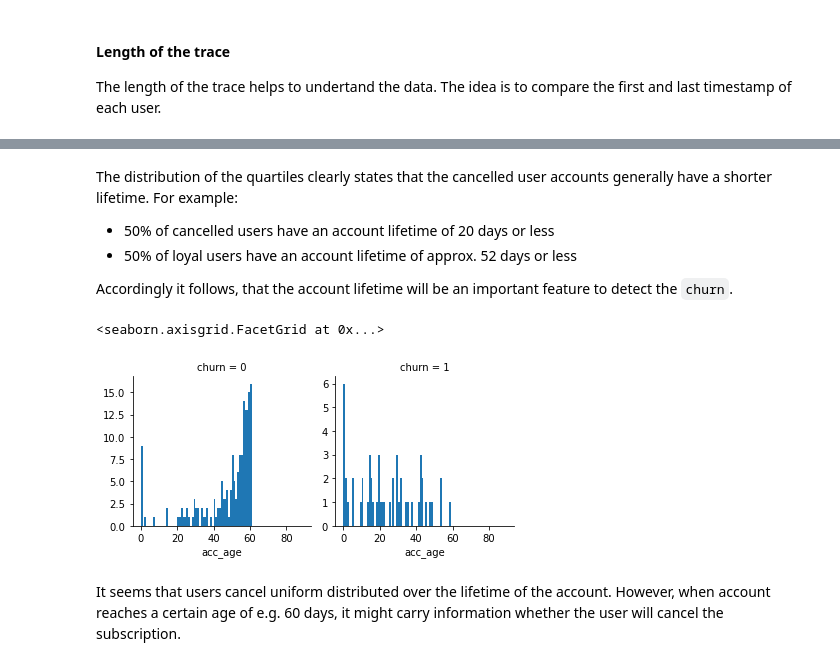
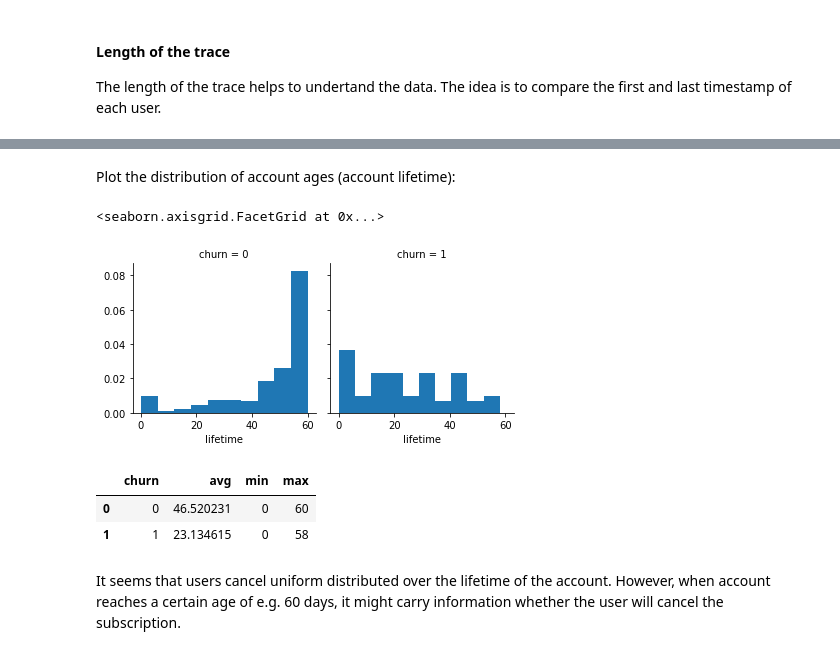
Before and after one commit to philippmarcus/dsnd-sparkify, a Jupyter notebook: Sparkify.ipynb, the cells around one changed output, grey strips where cells are left out. Cells and saved outputs as stored; diff of their text form; code cells hidden in the pictures.

```diff
--- a/Sparkify.ipynb
+++ b/Sparkify.ipynb
@@ -175,0 +165,7 @@ TODO: What is the exact justification of other columns to be excluded? Iterative
+# %%
+df_table = spark.sql("""
+                      SELECT *
+                      FROM df_table
+                      WHERE userId <> ''
+                      """)
+df_table.createOrReplaceTempView("df_table")
@@ -505,9 +477,8 @@ spark.udf.register("to_days", to_days)
 # %%
 # Calculate the account lifetime in days
 lifetimes = spark.sql('''
-                      SELECT userId, to_days(MAX(ts) - MIN(ts)) as lifetime
+                      SELECT churn, userId, to_days(MAX(ts) - MIN(ts)) as lifetime
                       FROM df_table
-                      GROUP BY userId
-                      ORDER BY userId ASC
+                      GROUP BY churn, userId
                       ''')
 lifetimes.createOrReplaceTempView("lifetime_table")
@@ -585,14 +485,8 @@ acc_age = spark.sql("""
-# %% [markdown]
-The distribution of the quartiles clearly states that the cancelled user accounts generally have a shorter lifetime. For example:
-- 50% of cancelled users have an account lifetime of 20 days or less
-- 50% of loyal users have an account lifetime of approx. 52 days or less
-
-Accordingly it follows, that the account lifetime will be an important feature to detect the `churn`.
+# %% [markdown]
+Plot the distribution of account ages (account lifetime):
 # %%
-bins = np.arange(0, 90, 1)
-
-g = sns.FacetGrid(acc_age, col="churn", sharey=False)
-g.map(plt.hist, "acc_age", bins=bins)
+g = sns.FacetGrid(lifetimes.toPandas(), col='churn')
+g.map(plt.hist, 'lifetime', density=True)
 # %% [output]
 <seaborn.axisgrid.FacetGrid at 0x...>
-[figure, old version]
+[figure, new version]
@@ -599,3 +503,9 @@ g.map(plt.hist, "acc_age", bins=bins)
+# %%
+agg_lifetimes.toPandas()
+# %% [output]
+|  | churn | avg | min | max |
+| 0 | 0 | 46.520231 | 0 | 60 |
+| 1 | 1 | 23.134615 | 0 | 58 |
 # %% [markdown]
 It seems that users cancel uniform distributed over the lifetime of the account. However, when account reaches a certain age of e.g. 60 days, it might carry information whether the user will cancel the subscription.
 # %% [markdown]
```
Also changed, not shown: parts of 107 cells of this notebook.
